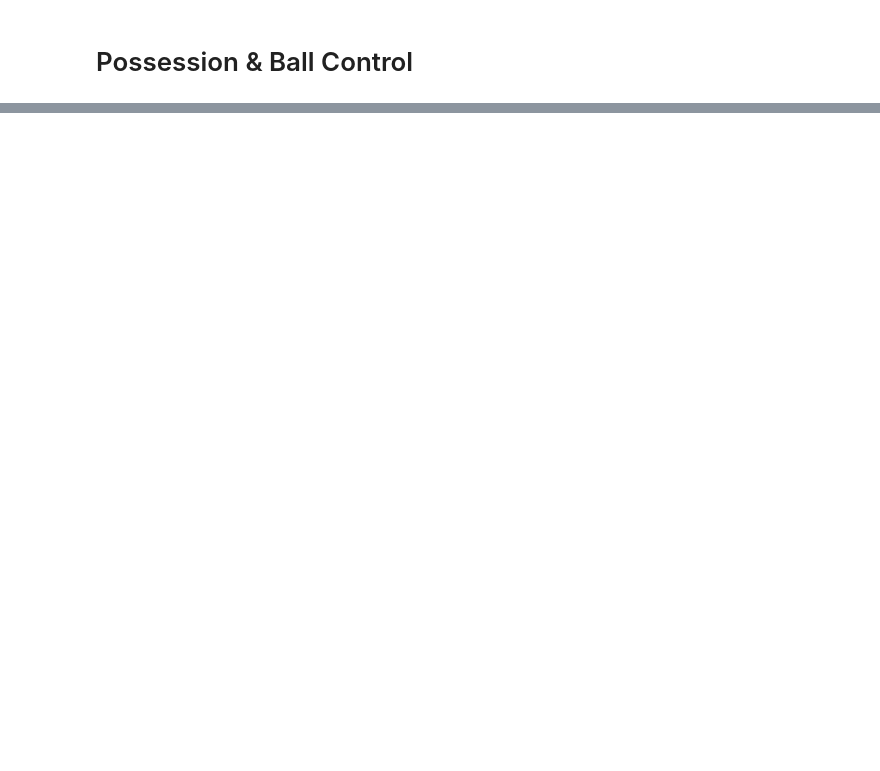
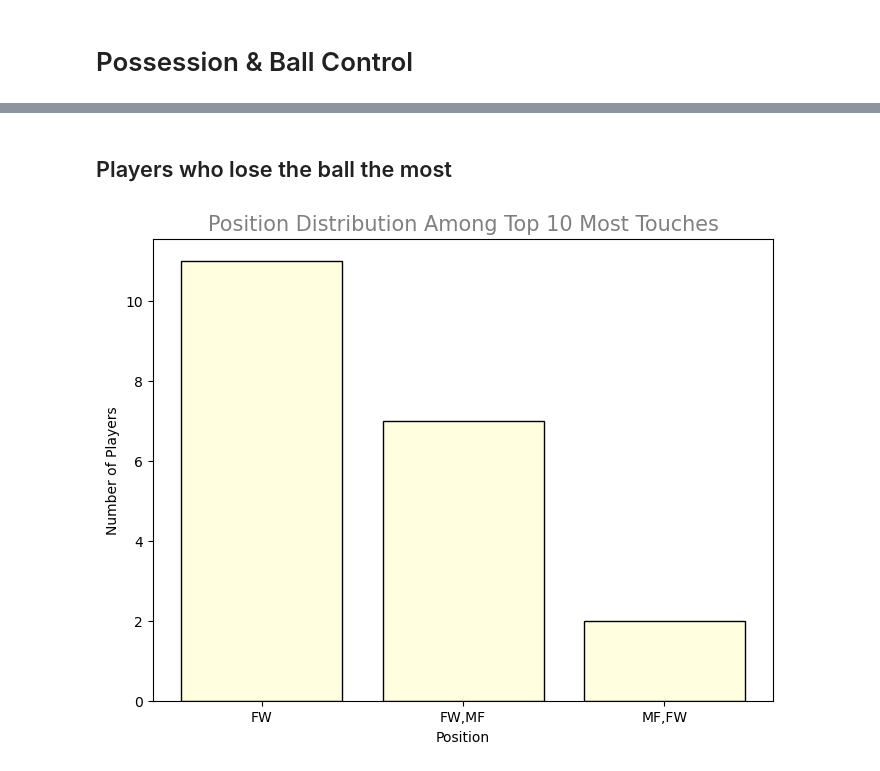
Before and after one commit to Hamza-rami/football-stats-analytics, a Jupyter notebook: project6.ipynb, the cells around one changed output, grey strips where cells are left out. Cells and saved outputs as stored; diff of their text form; code cells hidden in the pictures; blank space fills up the shorter version.

Commit message:
feat: do some visulations about Possession & Ball Control

```diff
--- a/project6.ipynb
+++ b/project6.ipynb
@@ -13,0 +62,14 @@ ModuleNotFoundError: No module named 'pandas'
+# %% [markdown]
+## Players who lose the ball the most
+# %%
+df_top5_comp['ball_loss'] = df_top5_comp['Mis'] + df_top5_comp['Dis']
+ball_loss = df_top5_comp[['Player', 'Pos', 'ball_loss']].sort_values(by='ball_loss', ascending=False).head(20)
+loss_count = ball_loss['Pos'].value_counts()
+plt.figure(figsize=(8,6))
+plt.bar(loss_count.index, loss_count.values, edgecolor='black', color='lightyellow')
+plt.title('Position Distribution Among Top 10 Most Touches', color='grey', size=15)
+plt.xlabel('Position', size=10)
+plt.ylabel('Number of Players', size=10)
+plt.show()
+# %% [output]
+[figure, added]
```
Also changed, not shown: parts of 5 cells of this notebook, 1 other file.
